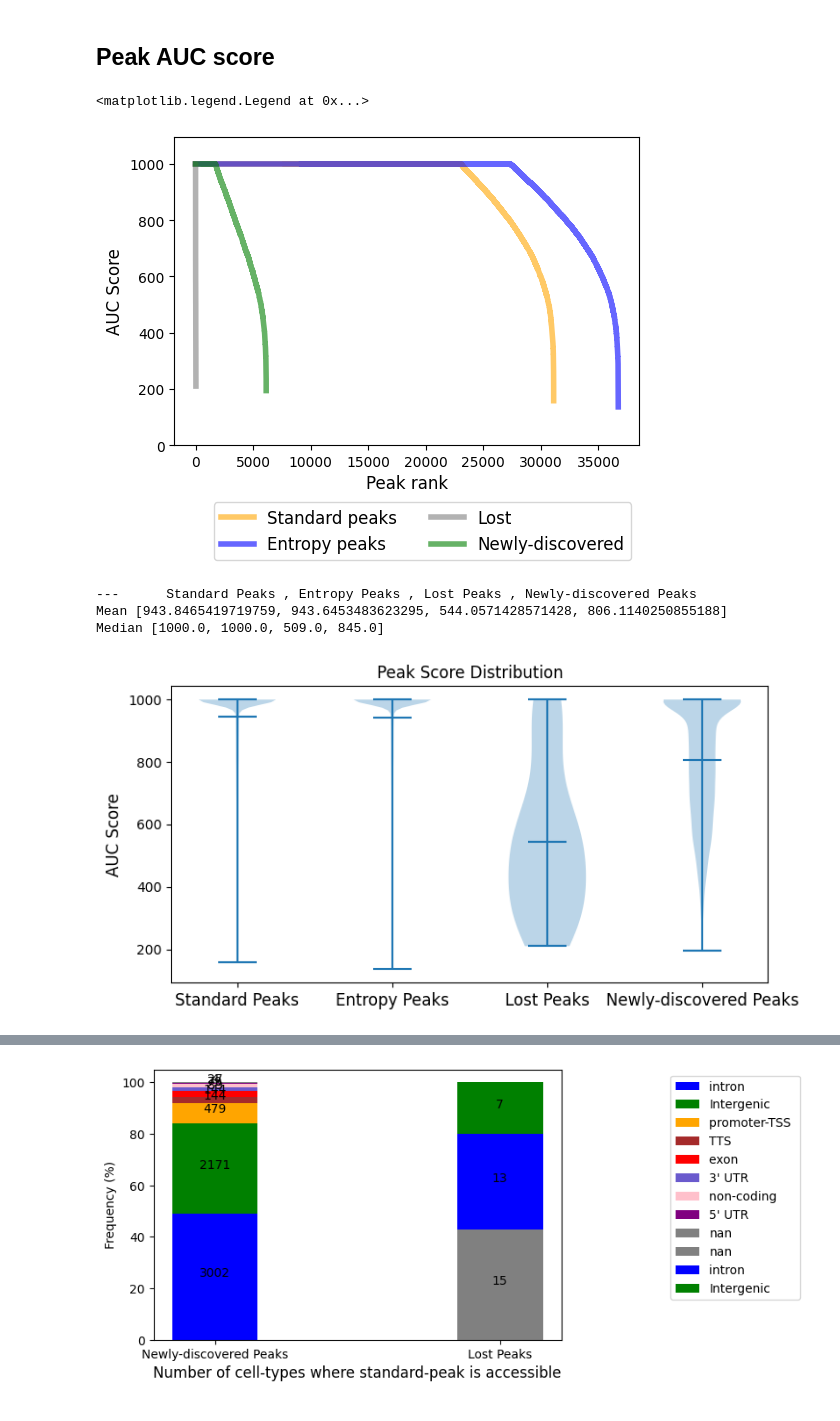
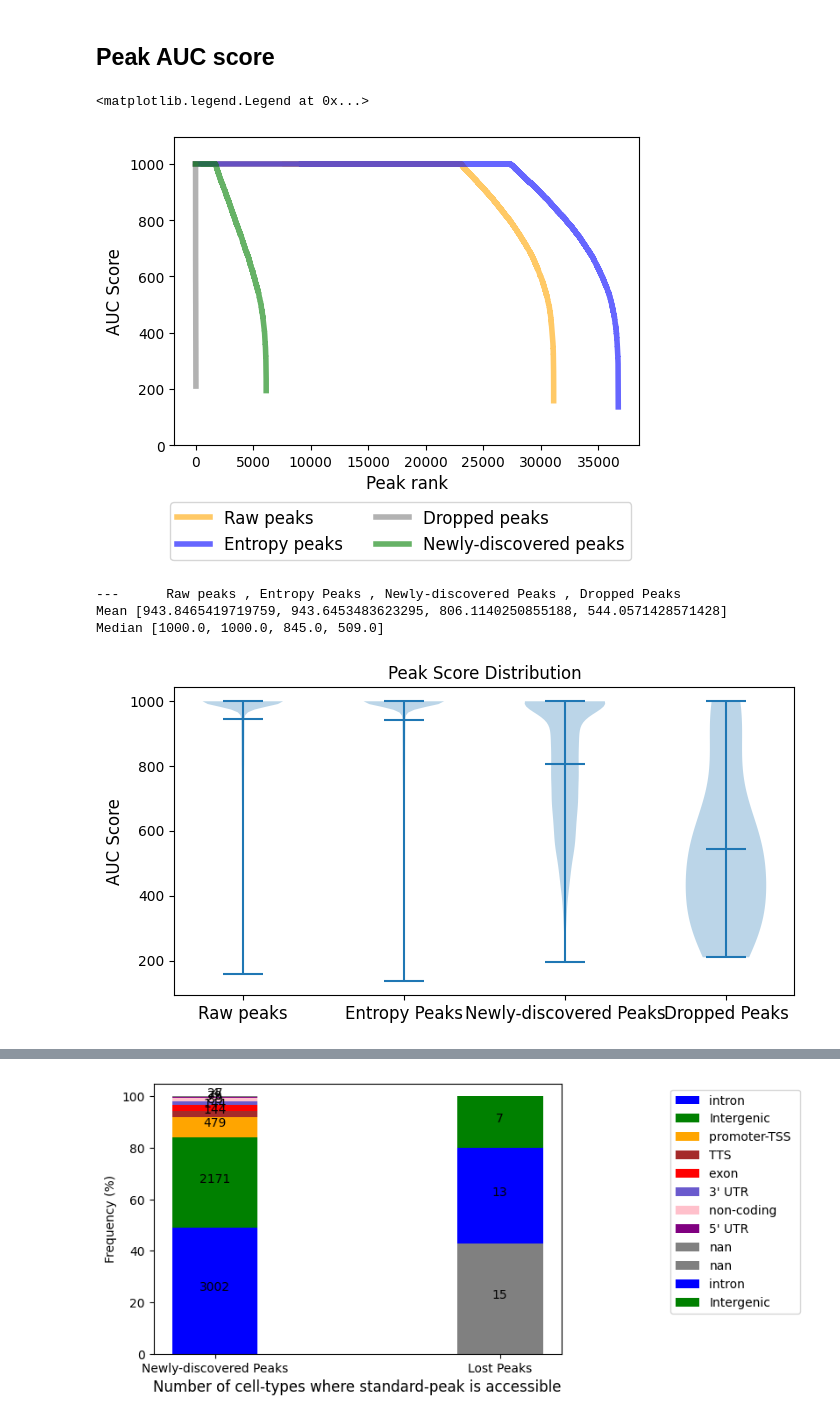
Before and after one commit to streetslab/SADE, a Jupyter notebook: EDA/benchmark_pbmc_compare_modality.ipynb, the cells around one changed output, grey strips where cells are left out. Drawn from its saved outputs; the diff is of its cells as text; code cells hidden in the pictures.

```diff
--- a/EDA/benchmark_pbmc_compare_modality.ipynb
+++ b/EDA/benchmark_pbmc_compare_modality.ipynb
@@ -829,9 +69,9 @@ entropy_peaks_annot['peak_size'] = entropy_peaks_annot['End'] - entropy_peaks_an
 # %%
 fig, ax = plt.subplots(figsize=(6, 4))
-ax.plot(peaks_annot['Peak Score'].sort_values(ascending=False), '-', color='orange', alpha=0.6, label='Standard peaks', lw=4)
+ax.plot(peaks_annot['Peak Score'].sort_values(ascending=False), '-', color='orange', alpha=0.6, label='Raw peaks', lw=4)
 ax.plot(entropy_peaks_annot['Peak Score'].sort_values(ascending=False), '-', color='blue', alpha=0.6, label='Entropy peaks', lw=4)
-ax.plot(lost_peaks_annot['Peak Score'].sort_values(ascending=False), '-', color='gray', alpha=0.6, label='Lost', lw=4)
-ax.plot(newly_discovered_peaks_annot['Peak Score'].sort_values(ascending=False), '-', color='green', alpha=0.6, label='Newly-discovered', lw=4)
+ax.plot(lost_peaks_annot['Peak Score'].sort_values(ascending=False), '-', color='gray', alpha=0.6, label='Dropped peaks', lw=4)
+ax.plot(newly_discovered_peaks_annot['Peak Score'].sort_values(ascending=False), '-', color='green', alpha=0.6, label='Newly-discovered peaks', lw=4)
 # ax.set_title('Peak Score Comparison', fontsize=12)
 ax.set_xlabel('Peak rank', fontsize=12)
 ax.set_ylabel('AUC Score', fontsize=12)
@@ -839,33 +79,33 @@ ax.set_ylim(0, ax.get_ylim()[1]*1.05)
 ax.legend( loc='lower right', bbox_to_anchor=(1, -0.4), fontsize=12, ncol=2)
 # %% [output]
 <matplotlib.legend.Legend at 0x...>
-[figure, old version]
+[figure, new version]
 # %%
 fig, ax = plt.subplots(figsize=(8, 4))
 x_positions = range(4)
 width = 0.5
 
 auc_score = [
              peaks_annot['Peak Score'], entropy_peaks_annot['Peak Score'],
-             lost_peaks_annot['Peak Score'], newly_discovered_peaks_annot['Peak Score'],
+             newly_discovered_peaks_annot['Peak Score'], lost_peaks_annot['Peak Score'],
              ]
 mean_score = [np.mean(a) for a in auc_score]
 median_score = [np.median(a) for a in auc_score]
 
 ax.violinplot(auc_score, widths=width, positions=x_positions, showmeans=True,  vert=True)
 
-ax.set_xticks(x_positions, [ 'Standard Peaks', 'Entropy Peaks', 'Lost Peaks', 'Newly-discovered Peaks'], fontsize=12)
+ax.set_xticks(x_positions, [ 'Raw peaks', 'Entropy Peaks', 'Newly-discovered Peaks', 'Dropped Peaks'], fontsize=12)
 ax.set_ylabel('AUC Score', fontsize=12)
 ax.set_title('Peak Score Distribution', fontsize=12)
 
-print ('--- \t Standard Peaks , Entropy Peaks , Lost Peaks , Newly-discovered Peaks')
+print ('--- \t Raw peaks , Entropy Peaks , Newly-discovered Peaks , Dropped Peaks')
 print (f'Mean {mean_score}')
 print (f'Median {median_score}')
 # %% [output]
----      Standard Peaks , Entropy Peaks , Lost Peaks , Newly-discovered Peaks
-Mean [943.8465419719759, 943.6453483623295, 544.0571428571428, 806.1140250855188]
-Median [1000.0, 1000.0, 509.0, 845.0]
+---      Raw peaks , Entropy Peaks , Newly-discovered Peaks , Dropped Peaks
+Mean [943.8465419719759, 943.6453483623295, 806.1140250855188, 544.0571428571428]
+Median [1000.0, 1000.0, 845.0, 509.0]
-[figure, old version]
+[figure, new version]
 # %%
 def simplify_annotation(annot_df, inplace=False):
     """
```
Also changed, not shown: parts of 58 cells of this notebook, 1 other file.
